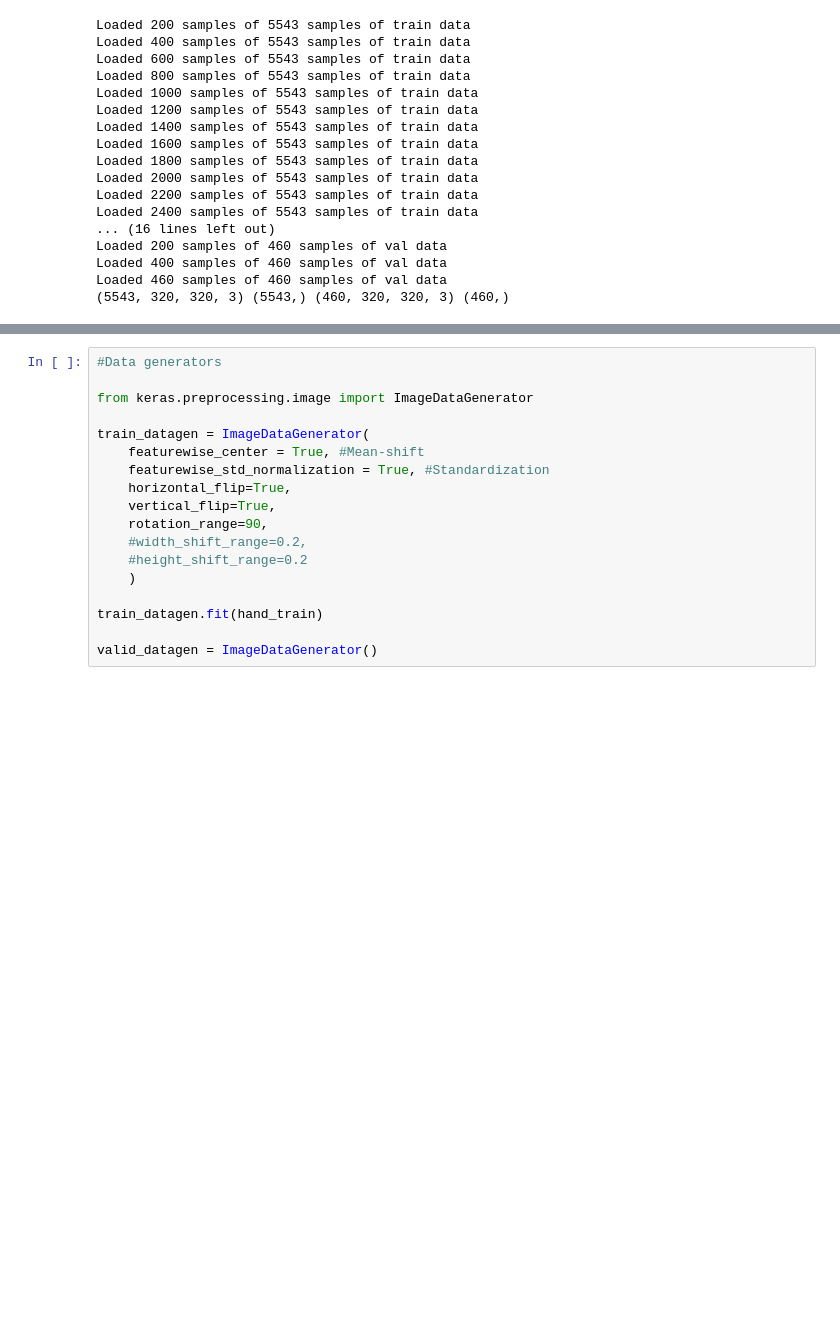
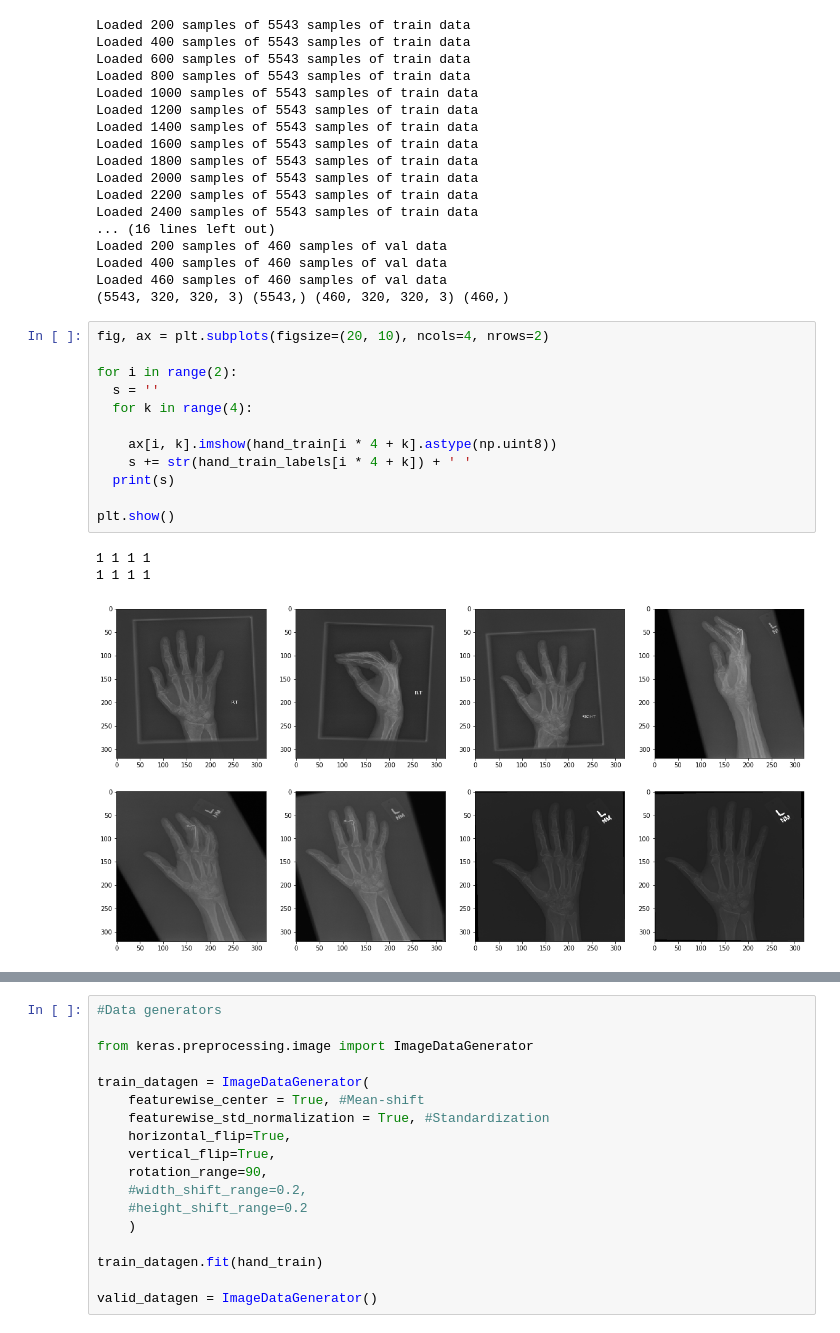
Before and after one commit to vladyorsh/bak, a Jupyter notebook: ra2.ipynb, the cells around one changed output, grey strips where cells are left out. Cells and saved outputs as stored; diff of their text form; blank space fills up the shorter version.

```diff
--- a/ra2.ipynb
+++ b/ra2.ipynb
@@ -538,4 +558,20 @@ Loaded 200 samples of 460 samples of val data
 Loaded 400 samples of 460 samples of val data
 Loaded 460 samples of 460 samples of val data
 (5543, 320, 320, 3) (5543,) (460, 320, 320, 3) (460,)
+# %%
+fig, ax = plt.subplots(figsize=(20, 10), ncols=4, nrows=2)
+
+for i in range(2):
+  s = ''
+  for k in range(4):
+
+    ax[i, k].imshow(hand_train[i * 4 + k].astype(np.uint8))
+    s += str(hand_train_labels[i * 4 + k]) + ' '
+  print(s)
+
+plt.show()
+# %% [output]
+1 1 1 1
+1 1 1 1
+[figure, added]
 # %%
```
Also changed, not shown: parts of 19 cells of this notebook.
